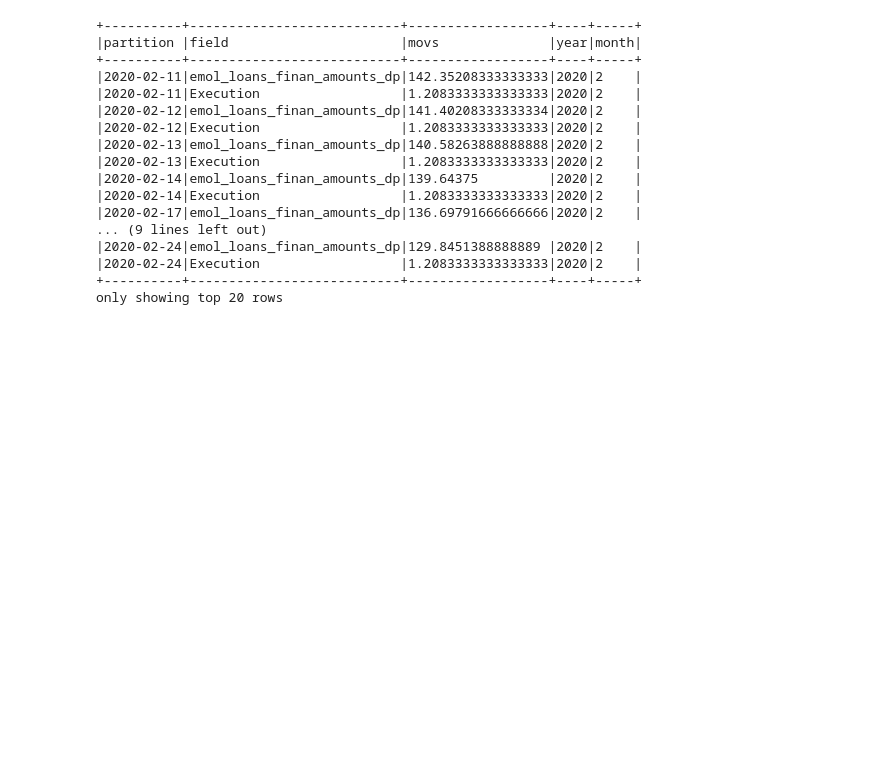
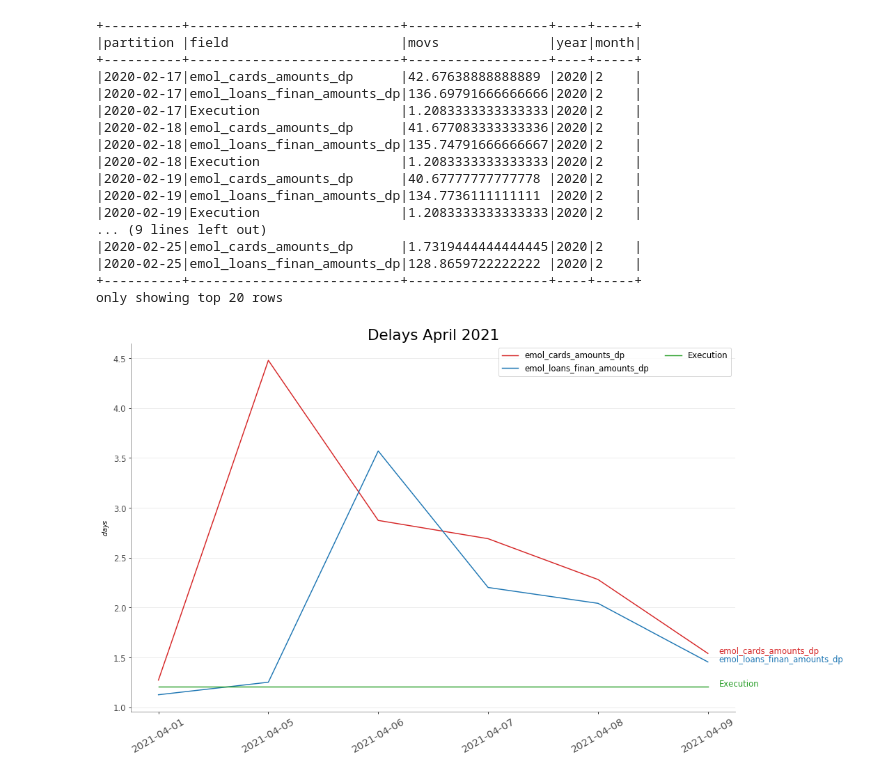
Before and after one commit to erikapat/pyspark_own_functions, a Jupyter notebook: monitorization.ipynb, the cells around one changed output. Drawn from its saved outputs; the diff is of its cells as text; code cells hidden in the pictures; blank space fills up the shorter version.

```diff
--- a/monitorization.ipynb
+++ b/monitorization.ipynb
@@ -77,5 +124,5 @@ df_input = (df_input.withColumn('year', year('partition')).withColumn('month', m
 # %%
-df_transf = to_explode(df_input.select('partition', table_name, 'Execution'),['partition'])
+df_transf = to_explode(df_input,['partition'])
 df_transf = (df_transf.withColumn("partition", to_date(from_unixtime(unix_timestamp('partition', 'yyMMdd'))))
              .withColumn('year', year('partition')).withColumn('month', month('partition'))
              .withColumn('partition', col('partition').cast('string')))
@@ -84,20 +131,34 @@ df_transf.show(20, False)
 +----------+---------------------------+------------------+----+-----+
 |partition |field                      |movs              |year|month|
 +----------+---------------------------+------------------+----+-----+
-|2020-02-11|emol_loans_finan_amounts_dp|142.35208333333333|2020|2    |
-|2020-02-11|Execution                  |1.2083333333333333|2020|2    |
-|2020-02-12|emol_loans_finan_amounts_dp|141.40208333333334|2020|2    |
-|2020-02-12|Execution                  |1.2083333333333333|2020|2    |
-|2020-02-13|emol_loans_finan_amounts_dp|140.58263888888888|2020|2    |
-|2020-02-13|Execution                  |1.2083333333333333|2020|2    |
-|2020-02-14|emol_loans_finan_amounts_dp|139.64375         |2020|2    |
-|2020-02-14|Execution                  |1.2083333333333333|2020|2    |
+|2020-02-17|emol_cards_amounts_dp      |42.67638888888889 |2020|2    |
 |2020-02-17|emol_loans_finan_amounts_dp|136.69791666666666|2020|2    |
+|2020-02-17|Execution                  |1.2083333333333333|2020|2    |
+|2020-02-18|emol_cards_amounts_dp      |41.677083333333336|2020|2    |
+|2020-02-18|emol_loans_finan_amounts_dp|135.74791666666667|2020|2    |
+|2020-02-18|Execution                  |1.2083333333333333|2020|2    |
+|2020-02-19|emol_cards_amounts_dp      |40.67777777777778 |2020|2    |
+|2020-02-19|emol_loans_finan_amounts_dp|134.7736111111111 |2020|2    |
+|2020-02-19|Execution                  |1.2083333333333333|2020|2    |
 ... (9 lines left out)
-|2020-02-24|emol_loans_finan_amounts_dp|129.8451388888889 |2020|2    |
-|2020-02-24|Execution                  |1.2083333333333333|2020|2    |
+|2020-02-25|emol_cards_amounts_dp      |1.7319444444444445|2020|2    |
+|2020-02-25|emol_loans_finan_amounts_dp|128.8659722222222 |2020|2    |
 +----------+---------------------------+------------------+----+-----+
 only showing top 20 rows
+# %%
+# April 2021
+df_input_202104 = df_transf.filter(col('year') == '2021').filter(col('month') == '4')
+import pandas as pd
+df = df_input_202104.toPandas()
+# plot
+title = "Delays April 2021"
+ytitle = '$days$'
+date_name = 'partition'
+yaxis_field = 'movs'
+type_col = 'field'
+plot_different_type_series(df, date_name, yaxis_field, type_col, title, ytitle, dpi_value = 70)
+# %% [output]
+[figure, added]
 # %%
 # March 2021
 df_input_202103 = df_transf.filter(col('year') == '2021').filter(col('month') == '3')
```
Also changed, not shown: parts of 15 cells of this notebook, 1 other file.
